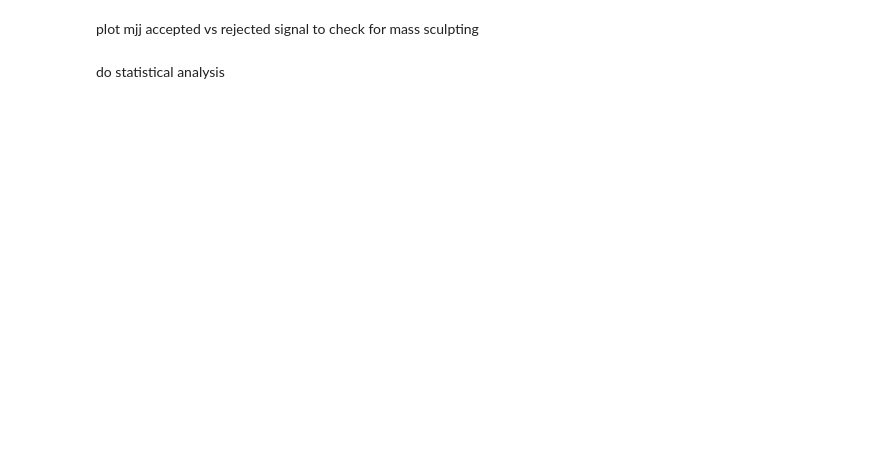
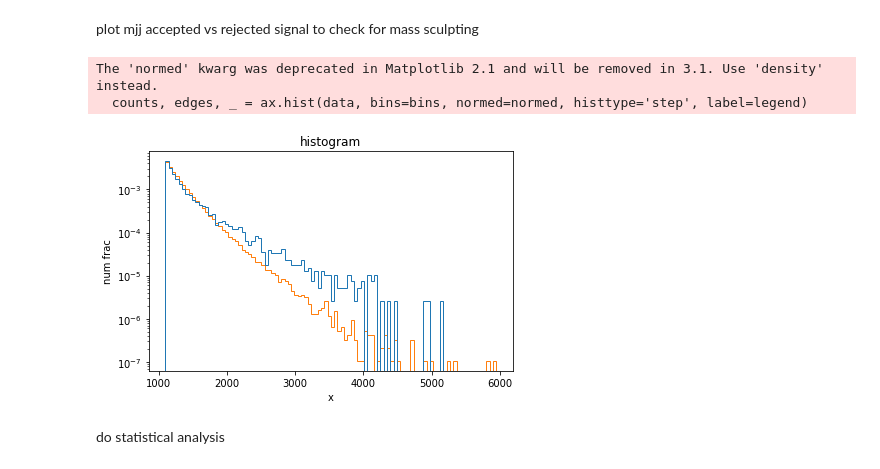
Before and after one commit to kingusiu/dadrah, a Jupyter notebook: main.ipynb, the cells around one changed output. Saved outputs shown, nothing was run; the diff lists cells and outputs as text; code cells hidden in the pictures; blank space fills up the shorter version.

```diff
--- a/main.ipynb
+++ b/main.ipynb
@@ -10,6 +11,7 @@ from importlib import reload
 # read in qcd signal region sample
 run_n = 101
 qcd_sig_id = 'qcdSigReco'
+mjj_key = 'mJJ'
 # %%
 experiment = ex.Experiment(run_n)
 qcd_sig_data = sf.read_results_to_jet_sample_dict([qcd_sig_id], experiment)
@@ -55,4 +58,10 @@ an.analyze_discriminator_cut(discriminator, qcd_sig_data['qcdSigReco'])
 # %% [markdown]
 plot mjj accepted vs rejected signal to check for mass sculpting
+# %%
+pu.plot_hist([qcd_sig_sample.accepted(mjj_key), qcd_sig_sample.rejected(mjj_key)])
+# %% [output]
+The 'normed' kwarg was deprecated in Matplotlib 2.1 and will be removed in 3.1. Use 'density' instead.
+  counts, edges, _ = ax.hist(data, bins=bins, normed=normed, histtype='step', label=legend)
+[figure, added]
 # %% [markdown]
 do statistical analysis
```
Also changed, not shown: parts of 5 cells of this notebook, 3 other files.
